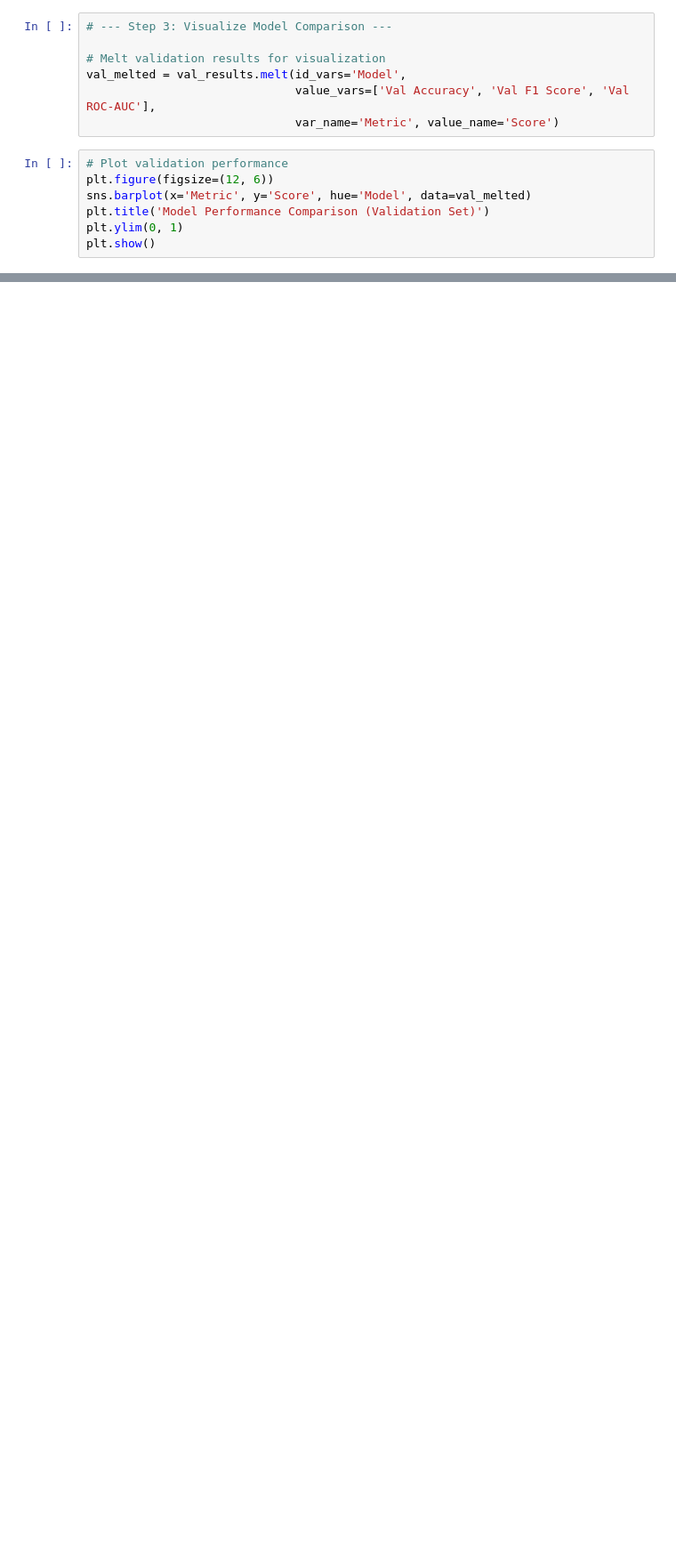
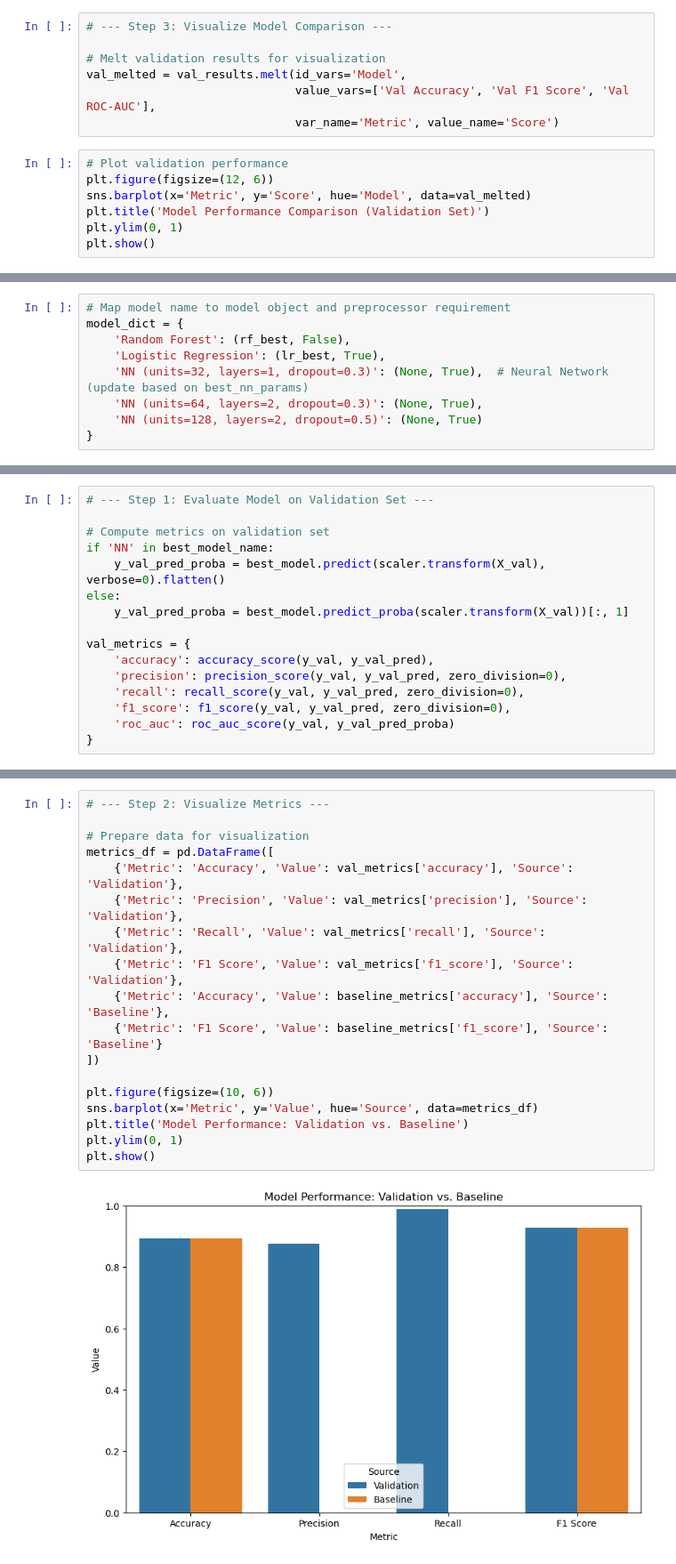
Before and after one commit to Smriti9176/Smriti9176, a Jupyter notebook: LoanPredictionProject4.ipynb, the cells around one changed output, grey strips where cells are left out. Shown at 89% size. Cells and saved outputs as stored; diff of their text form; blank space fills up the shorter version.

```diff
--- a/LoanPredictionProject4.ipynb
+++ b/LoanPredictionProject4.ipynb
@@ -992,0 +1025,9 @@ plt.show()
+# %%
+# Map model name to model object and preprocessor requirement
+model_dict = {
+    'Random Forest': (rf_best, False),
+    'Logistic Regression': (lr_best, True),
+    'NN (units=32, layers=1, dropout=0.3)': (None, True),  # Neural Network (update based on best_nn_params)
+    'NN (units=64, layers=2, dropout=0.3)': (None, True),
+    'NN (units=128, layers=2, dropout=0.5)': (None, True)
+}
@@ -992,0 +1360,16 @@ plt.show()
+# %%
+# --- Step 1: Evaluate Model on Validation Set ---
+
+# Compute metrics on validation set
+if 'NN' in best_model_name:
+    y_val_pred_proba = best_model.predict(scaler.transform(X_val), verbose=0).flatten()
+else:
+    y_val_pred_proba = best_model.predict_proba(scaler.transform(X_val))[:, 1]
+
+val_metrics = {
+    'accuracy': accuracy_score(y_val, y_val_pred),
+    'precision': precision_score(y_val, y_val_pred, zero_division=0),
+    'recall': recall_score(y_val, y_val_pred, zero_division=0),
+    'f1_score': f1_score(y_val, y_val_pred, zero_division=0),
+    'roc_auc': roc_auc_score(y_val, y_val_pred_proba)
+}
@@ -992,0 +1395,20 @@ plt.show()
+# %%
+# --- Step 2: Visualize Metrics ---
+
+# Prepare data for visualization
+metrics_df = pd.DataFrame([
+    {'Metric': 'Accuracy', 'Value': val_metrics['accuracy'], 'Source': 'Validation'},
+    {'Metric': 'Precision', 'Value': val_metrics['precision'], 'Source': 'Validation'},
+    {'Metric': 'Recall', 'Value': val_metrics['recall'], 'Source': 'Validation'},
+    {'Metric': 'F1 Score', 'Value': val_metrics['f1_score'], 'Source': 'Validation'},
+    {'Metric': 'Accuracy', 'Value': baseline_metrics['accuracy'], 'Source': 'Baseline'},
+    {'Metric': 'F1 Score', 'Value': baseline_metrics['f1_score'], 'Source': 'Baseline'}
+])
+
+plt.figure(figsize=(10, 6))
+sns.barplot(x='Metric', y='Value', hue='Source', data=metrics_df)
+plt.title('Model Performance: Validation vs. Baseline')
+plt.ylim(0, 1)
+plt.show()
+# %% [output]
+[figure, added]
```
Also changed, not shown: parts of 39 cells of this notebook, 11 other files.
